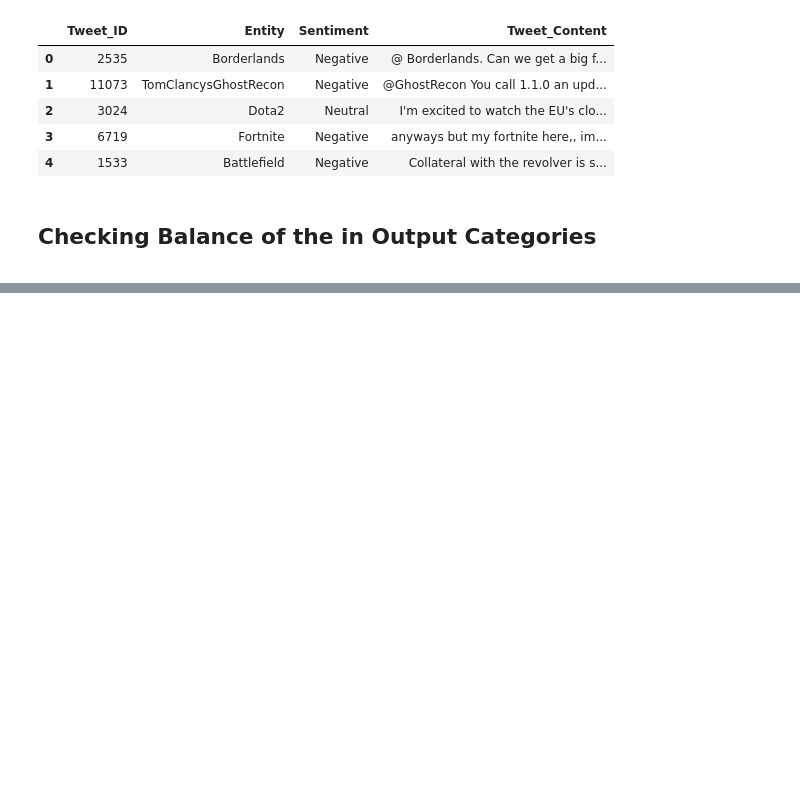
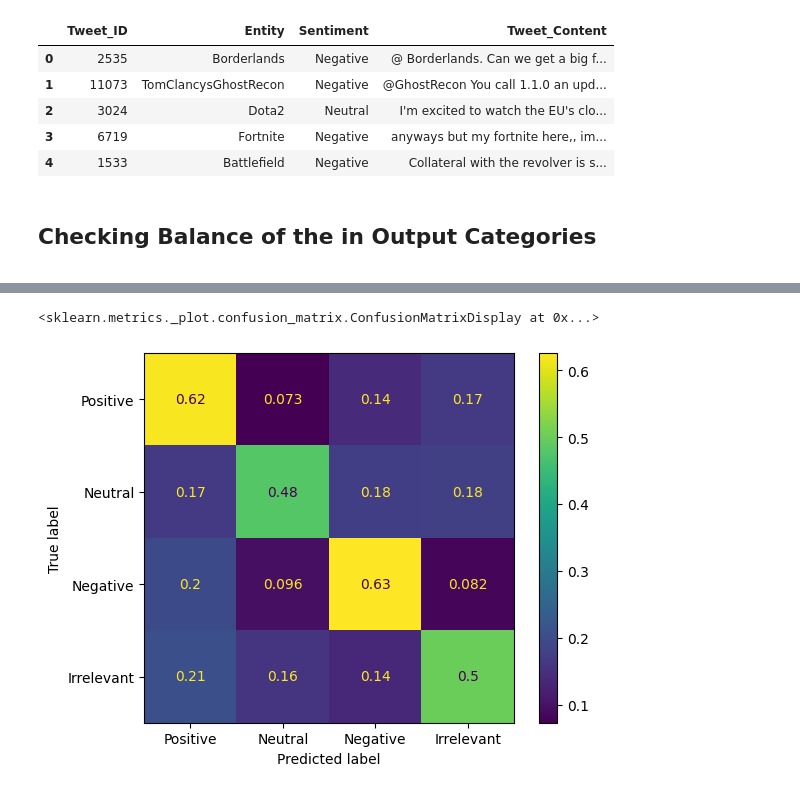
Before and after one commit to Mortti11/Social-Media-Sentiment-Analysis, a Jupyter notebook: sentiment.ipynb, the cells around one changed output, grey strips where cells are left out. Cells and saved outputs as stored; diff of their text form; code cells hidden in the pictures; blank space fills up the shorter version.

Commit message:
Updated sentiment analysis notebook with new features

```diff
--- a/sentiment.ipynb
+++ b/sentiment.ipynb
@@ -242,0 +400,6 @@ Requirement already satisfied: pywin32>=300 in c:\users\murta\onedrive\desktop\m
+# %%
+#Remove dependent variable
+y = df["Sentiment"]
+
+#Drop all non-useful columns
+df = pd.DataFrame(tweet_tokens)
@@ -242,0 +432,13 @@ Requirement already satisfied: pywin32>=300 in c:\users\murta\onedrive\desktop\m
+# %%
+X_train, X_test, y_train, y_test = train_test_split(df, y, test_size=0.2, random_state=1)
+model = tf.keras.models.Sequential([
+tf.keras.layers.Embedding(10000,16,input_length=50),
+tf.keras.layers.Bidirectional(tf.keras.layers.LSTM(20, return_sequences=True)),
+tf.keras.layers.Bidirectional(tf.keras.layers.LSTM(20)),
+tf.keras.layers.Dense(4, activation='softmax')
+])
+model.compile(
+     loss='sparse_categorical_crossentropy',
+     optimizer='adam',
+     metrics=['accuracy']
+)
@@ -242,0 +466,7 @@ Requirement already satisfied: pywin32>=300 in c:\users\murta\onedrive\desktop\m
+# %%
+h = model.fit(
+     X_train, y_train,
+     validation_data=(X_test, y_test),
+     epochs=15,
+     callbacks=[tf.keras.callbacks.EarlyStopping(monitor='accuracy', patience=5)]
+)
@@ -242,0 +510,7 @@ Requirement already satisfied: pywin32>=300 in c:\users\murta\onedrive\desktop\m
+# %%
+#Generate predictions
+y_pred = np.argmax(model.predict(X_test), axis=1)
+
+#Assign labels to predictions and test data
+y_pred_labels = ids_to_names(y_pred)
+y_test_labels = ids_to_names(y_test)
@@ -242,0 +519,9 @@ Requirement already satisfied: pywin32>=300 in c:\users\murta\onedrive\desktop\m
+# %%
+y_unique = list(set(y_test_labels))
+cm = confusion_matrix(y_test_labels, y_pred_labels, labels = y_unique, normalize='true')
+
+disp = ConfusionMatrixDisplay(confusion_matrix=cm, display_labels=y_unique)
+disp.plot()
+# %% [output]
+<sklearn.metrics._plot.confusion_matrix.ConfusionMatrixDisplay at 0x...>
+[figure, added]
```
Also changed, not shown: parts of 24 cells of this notebook.
